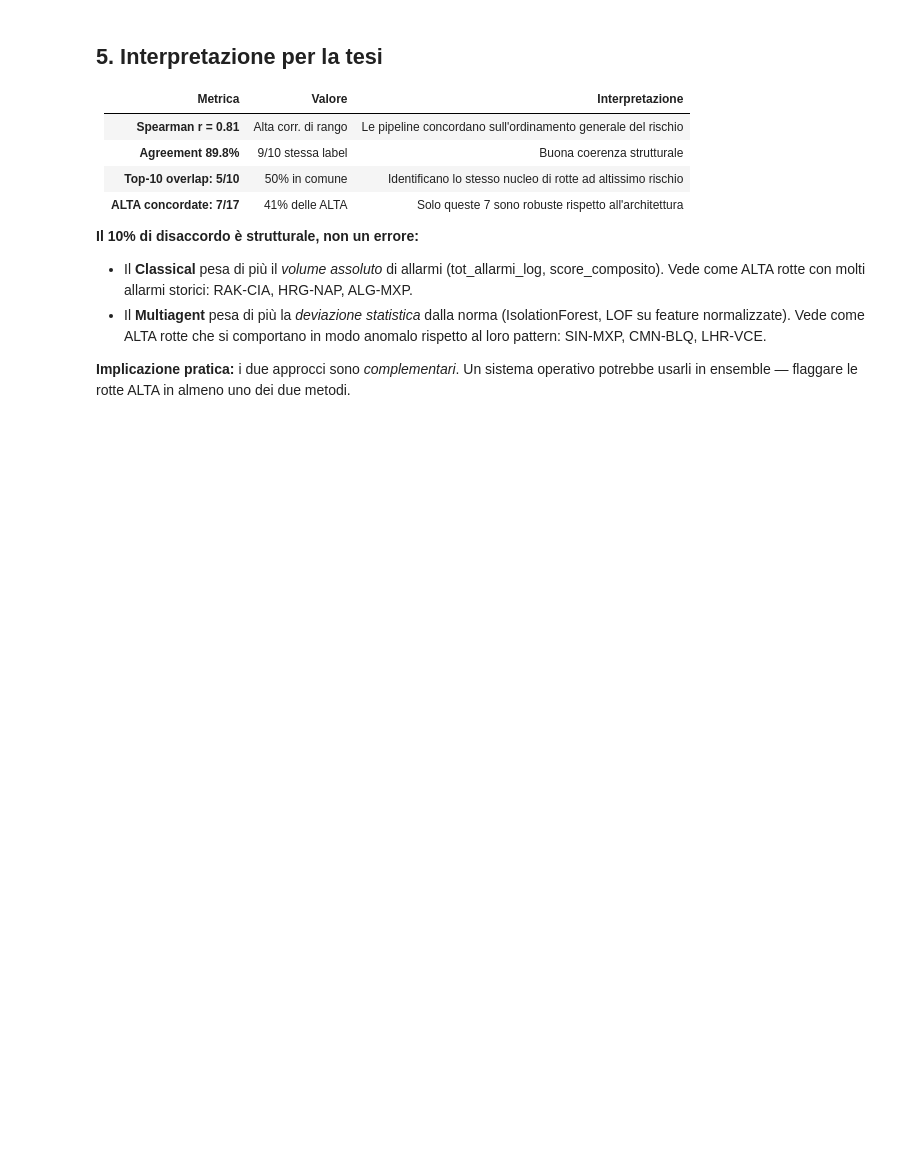
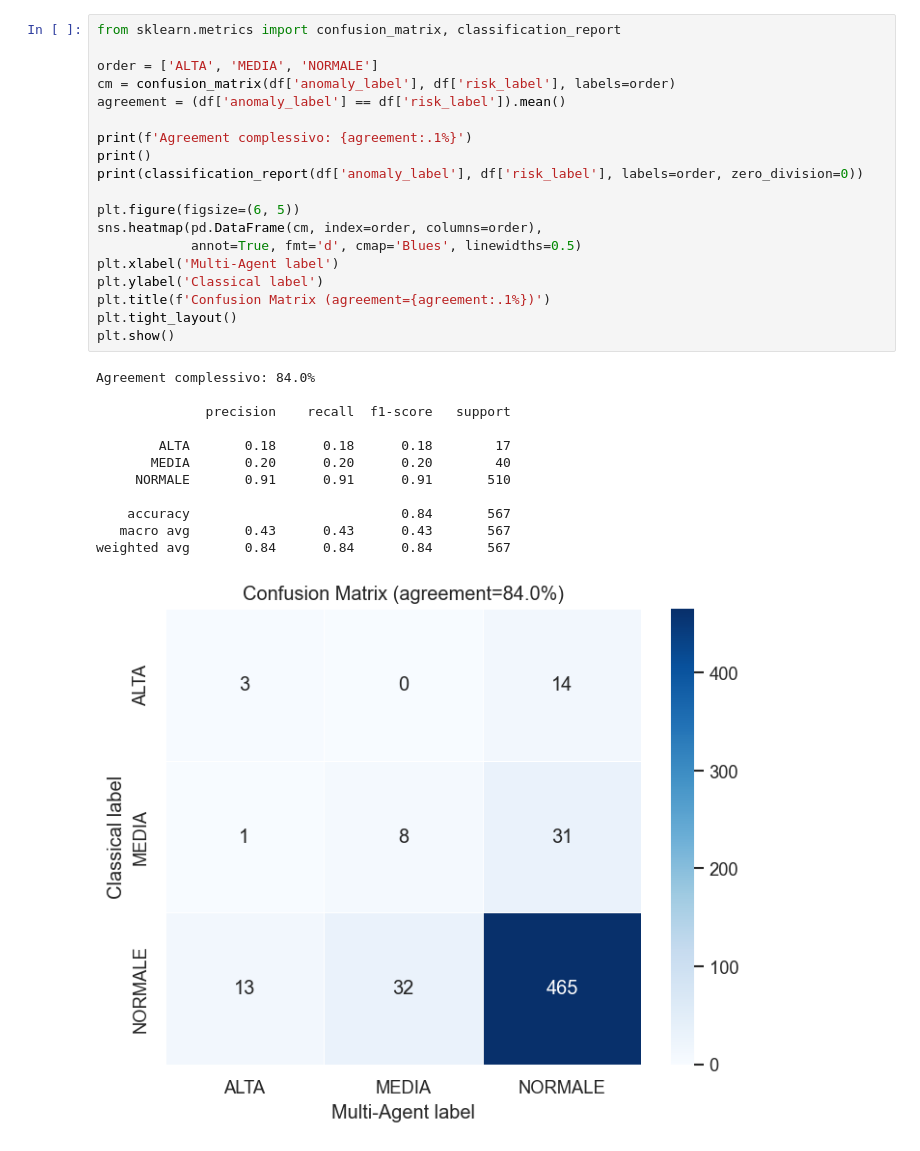
Before and after one commit to DanieleGiovanardi2408/classical-vs-multiagent, a Jupyter notebook: notebooks/07_comparison.ipynb, the cells around one changed output. Cells and saved outputs as stored; diff of their text form; blank space fills up the shorter version.

```diff
--- a/notebooks/07_comparison.ipynb
+++ b/notebooks/07_comparison.ipynb
@@ -199,16 +97,32 @@ CMN-BGY          Marocco  2.0         0.2370        0.428140       83       17
-# %% [markdown]
-## 5. Interpretazione per la tesi
-
-| Metrica | Valore | Interpretazione |
-|---|---|---|
-| **Spearman r = 0.81** | Alta corr. di rango | Le pipeline concordano sull'ordinamento generale del rischio |
-| **Agreement 89.8%** | 9/10 stessa label | Buona coerenza strutturale |
-| **Top-10 overlap: 5/10** | 50% in comune | Identificano lo stesso nucleo di rotte ad altissimo rischio |
-| **ALTA concordate: 7/17** | 41% delle ALTA | Solo queste 7 sono robuste rispetto all'architettura |
-
-**Il 10% di disaccordo è strutturale, non un errore:**
-
-- Il **Classical** pesa di più il *volume assoluto* di allarmi (tot_allarmi_log, score_composito). Vede come ALTA rotte con molti allarmi storici: RAK-CIA, HRG-NAP, ALG-MXP.
-- Il **Multiagent** pesa di più la *deviazione statistica* dalla norma (IsolationForest, LOF su feature normalizzate). Vede come ALTA rotte che si comportano in modo anomalo rispetto al loro pattern: SIN-MXP, CMN-BLQ, LHR-VCE.
-
-**Implicazione pratica:** i due approcci sono *complementari*. Un sistema operativo potrebbe usarli in ensemble — flaggare le rotte ALTA in almeno uno dei due metodi.
+# %%
+from sklearn.metrics import confusion_matrix, classification_report
+
+order = ['ALTA', 'MEDIA', 'NORMALE']
+cm = confusion_matrix(df['anomaly_label'], df['risk_label'], labels=order)
+agreement = (df['anomaly_label'] == df['risk_label']).mean()
+
+print(f'Agreement complessivo: {agreement:.1%}')
+print()
+print(classification_report(df['anomaly_label'], df['risk_label'], labels=order, zero_division=0))
+
+plt.figure(figsize=(6, 5))
+sns.heatmap(pd.DataFrame(cm, index=order, columns=order),
+            annot=True, fmt='d', cmap='Blues', linewidths=0.5)
+plt.xlabel('Multi-Agent label')
+plt.ylabel('Classical label')
+plt.title(f'Confusion Matrix (agreement={agreement:.1%})')
+plt.tight_layout()
+plt.show()
+# %% [output]
+Agreement complessivo: 84.0%
+
+              precision    recall  f1-score   support
+
+        ALTA       0.18      0.18      0.18        17
+       MEDIA       0.20      0.20      0.20        40
+     NORMALE       0.91      0.91      0.91       510
+
+    accuracy                           0.84       567
+   macro avg       0.43      0.43      0.43       567
+weighted avg       0.84      0.84      0.84       567
+[figure, added]
```
Also changed, not shown: parts of 19 cells of this notebook, 4 other files.
